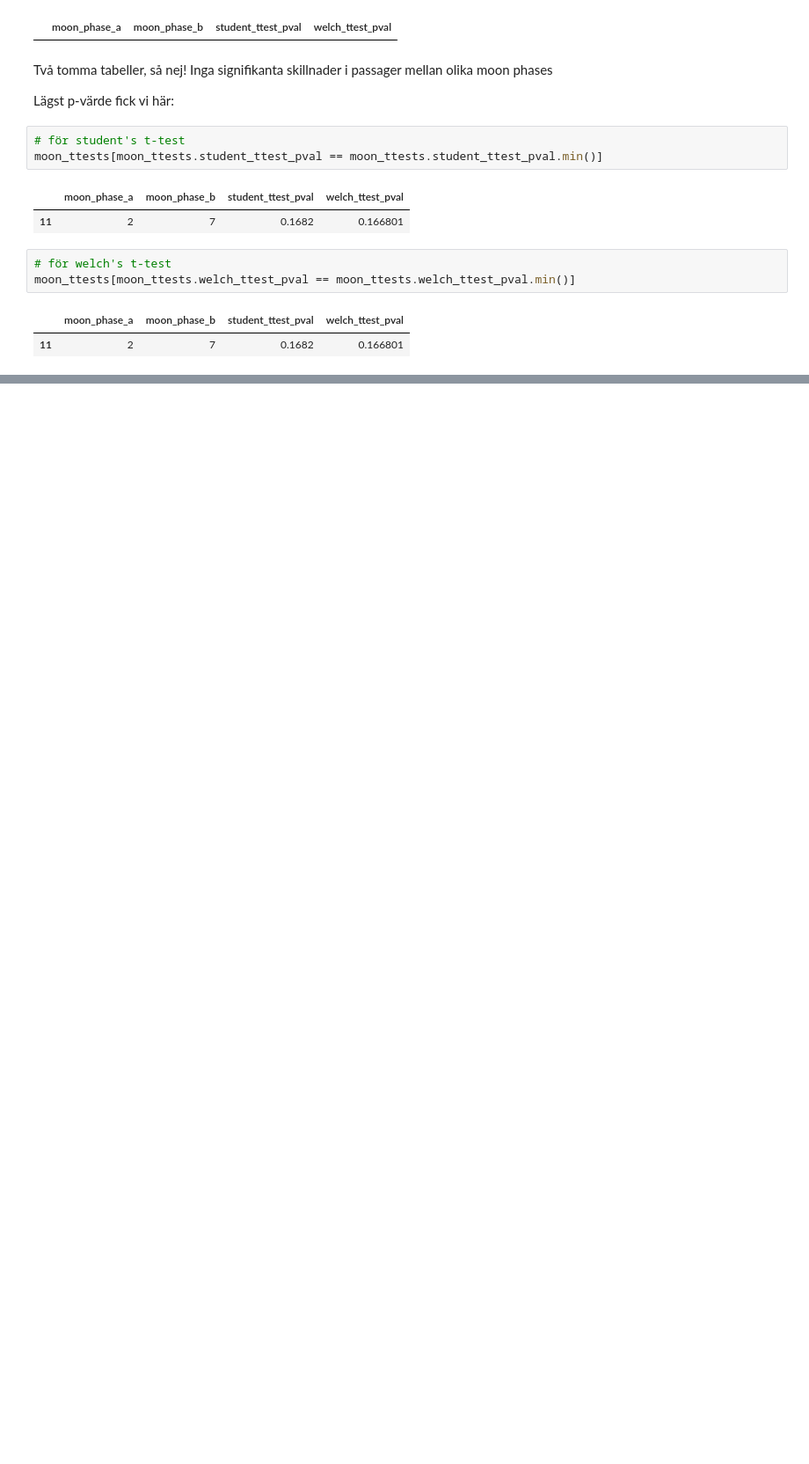
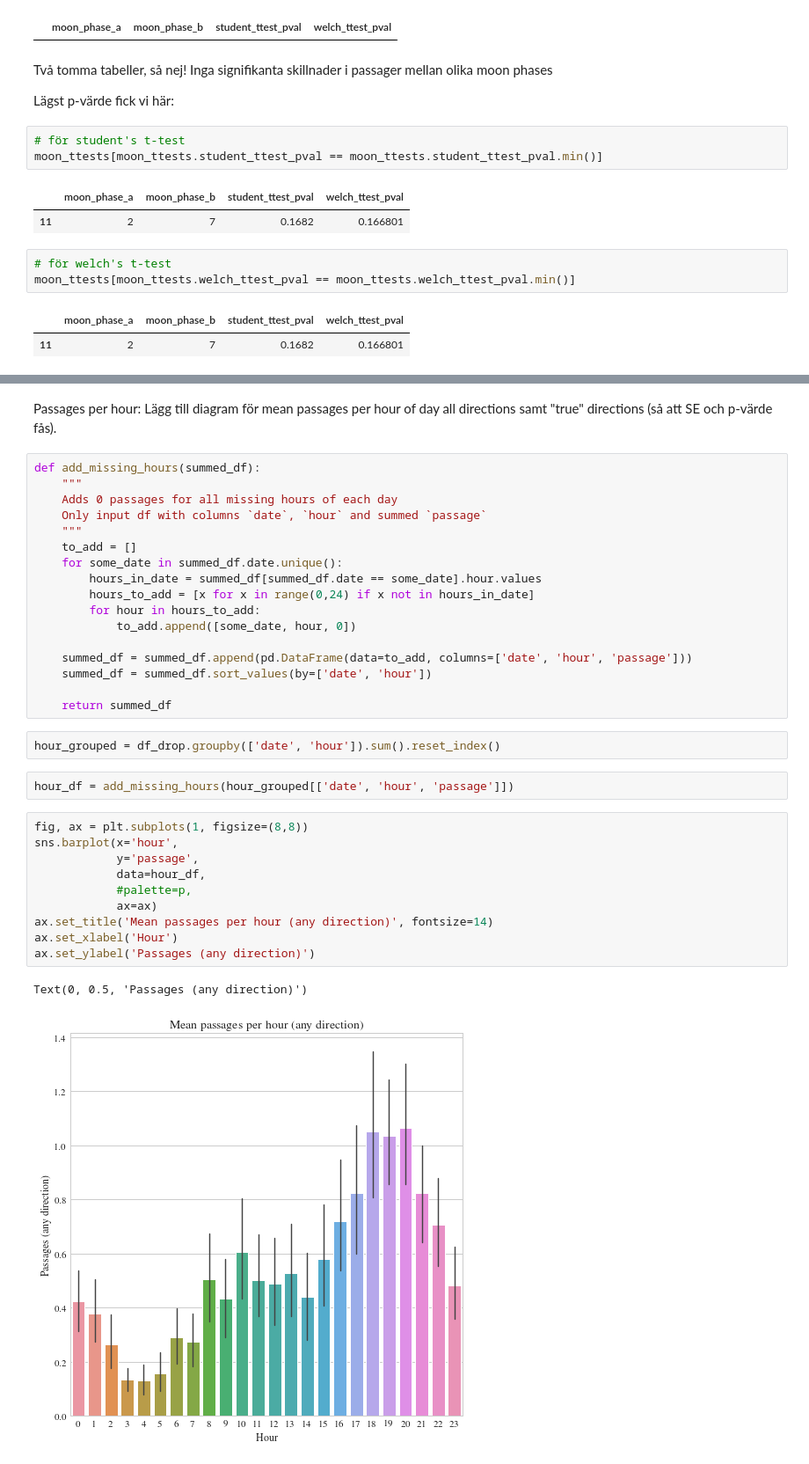
Before and after one commit to maxlund/johannas, a Jupyter notebook: sveas_times.ipynb, the cells around one changed output, grey strips where cells are left out. Shown at 88% size. Saved outputs shown, nothing was run; the diff lists cells and outputs as text; blank space fills up the shorter version.

```diff
--- a/sveas_times.ipynb
+++ b/sveas_times.ipynb
@@ -1685,0 +1721,37 @@ moon_ttests[moon_ttests.welch_ttest_pval == moon_ttests.welch_ttest_pval.min()]
+# %% [markdown]
+Passages per hour:
+Lägg till diagram för mean passages per hour of day all directions samt "true" directions (så att SE och p-värde fås).
+# %%
+def add_missing_hours(summed_df):
+    """
+    Adds 0 passages for all missing hours of each day
+    Only input df with columns `date`, `hour` and summed `passage`
+    """
+    to_add = []
+    for some_date in summed_df.date.unique():
+        hours_in_date = summed_df[summed_df.date == some_date].hour.values
+        hours_to_add = [x for x in range(0,24) if x not in hours_in_date]
+        for hour in hours_to_add:
+            to_add.append([some_date, hour, 0])
+
+    summed_df = summed_df.append(pd.DataFrame(data=to_add, columns=['date', 'hour', 'passage']))
+    summed_df = summed_df.sort_values(by=['date', 'hour'])
+
+    return summed_df
+# %%
+hour_grouped = df_drop.groupby(['date', 'hour']).sum().reset_index()
+# %%
+hour_df = add_missing_hours(hour_grouped[['date', 'hour', 'passage']])
+# %%
+fig, ax = plt.subplots(1, figsize=(8,8))
+sns.barplot(x='hour',
+            y='passage',
+            data=hour_df,
+            #palette=p,
+            ax=ax)
+ax.set_title('Mean passages per hour (any direction)', fontsize=14)
+ax.set_xlabel('Hour')
+ax.set_ylabel('Passages (any direction)')
+# %% [output]
+Text(0, 0.5, 'Passages (any direction)')
+[figure, added]
```
Also changed, not shown: parts of 79 cells of this notebook.
